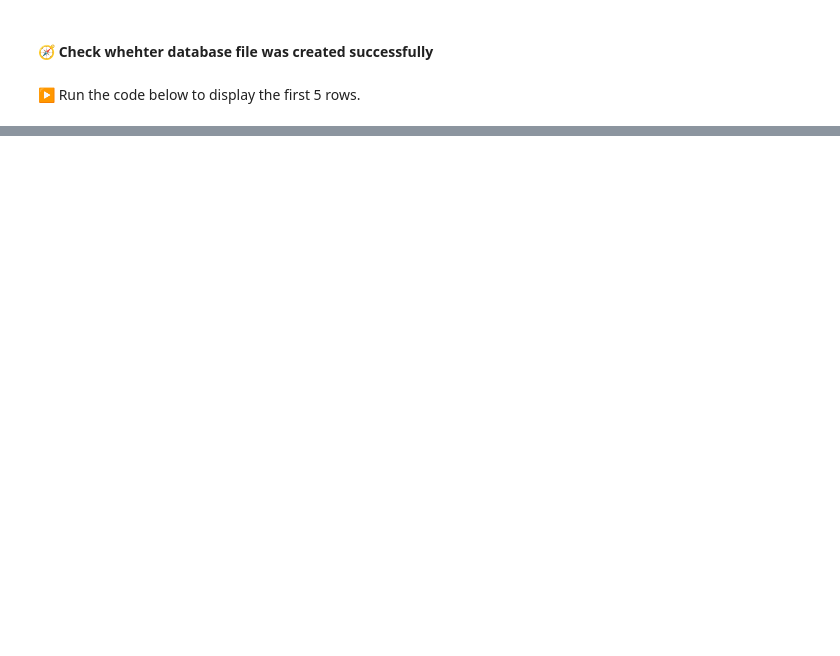
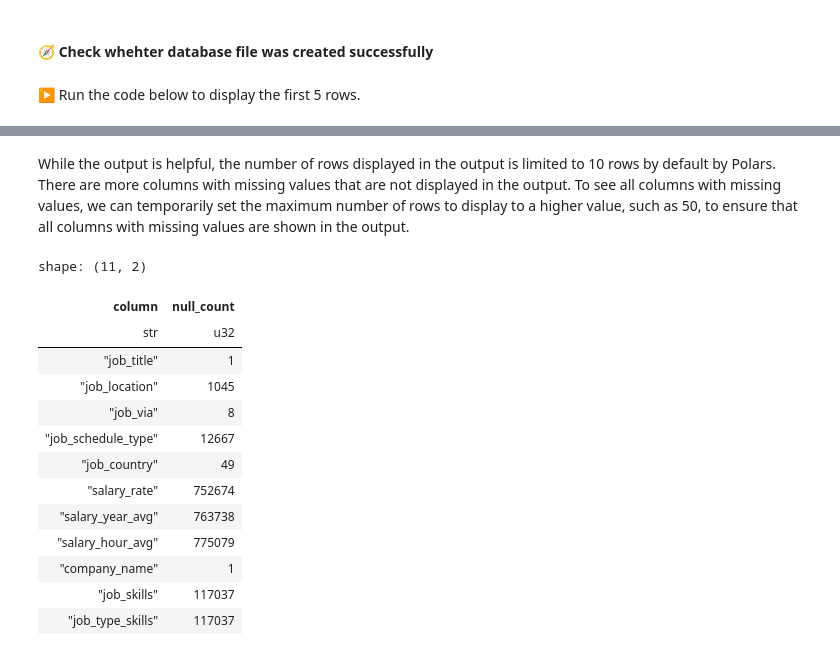
Before and after one commit to bdi593/textbook, a Jupyter notebook: content/data-job-postings/quiz-01.ipynb, the cells around one changed output, grey strips where cells are left out. Saved outputs shown, nothing was run; the diff lists cells and outputs as text; code cells hidden in the pictures; blank space fills up the shorter version.

```diff
--- a/content/data-job-postings/quiz-01.ipynb
+++ b/content/data-job-postings/quiz-01.ipynb
@@ -293,0 +164,29 @@ print("🎯 Restart and run all successful")
+# %% [markdown]
+While the output is helpful, the number of rows displayed in the output is limited to 10 rows by default by Polars. There are more columns with missing values that are not displayed in the output. To see all columns with missing values, we can temporarily set the maximum number of rows to display to a higher value, such as 50, to ensure that all columns with missing values are shown in the output.
+# %%
+# Display up to 50 rows of the null count table
+with pl.Config(tbl_rows=50):
+    display(
+        (
+            df.null_count()
+            .transpose(
+                include_header=True, header_name="column", column_names=["null_count"]
+            )
+            .filter(pl.col("null_count") > 0)
+        )
+    )
+# %% [output]
+shape: (11, 2)
+| column | null_count |
+| str | u32 |
+| "job_title" | 1 |
+| "job_location" | 1045 |
+| "job_via" | 8 |
+| "job_schedule_type" | 12667 |
+| "job_country" | 49 |
+| "salary_rate" | 752674 |
+| "salary_year_avg" | 763738 |
+| "salary_hour_avg" | 775079 |
+| "company_name" | 1 |
+| "job_skills" | 117037 |
+| "job_type_skills" | 117037 |
```
Also changed, not shown: parts of 90 cells of this notebook, 1 other file.
